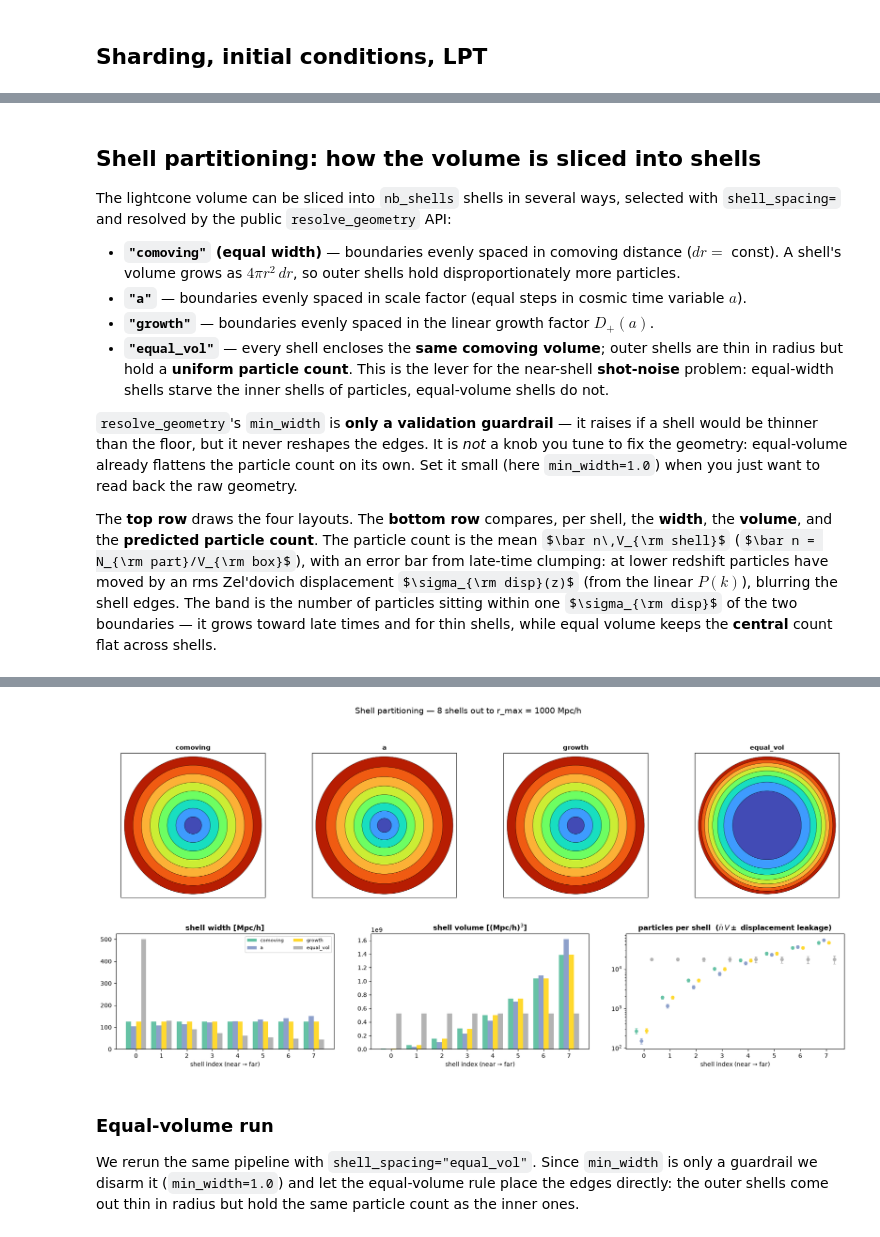
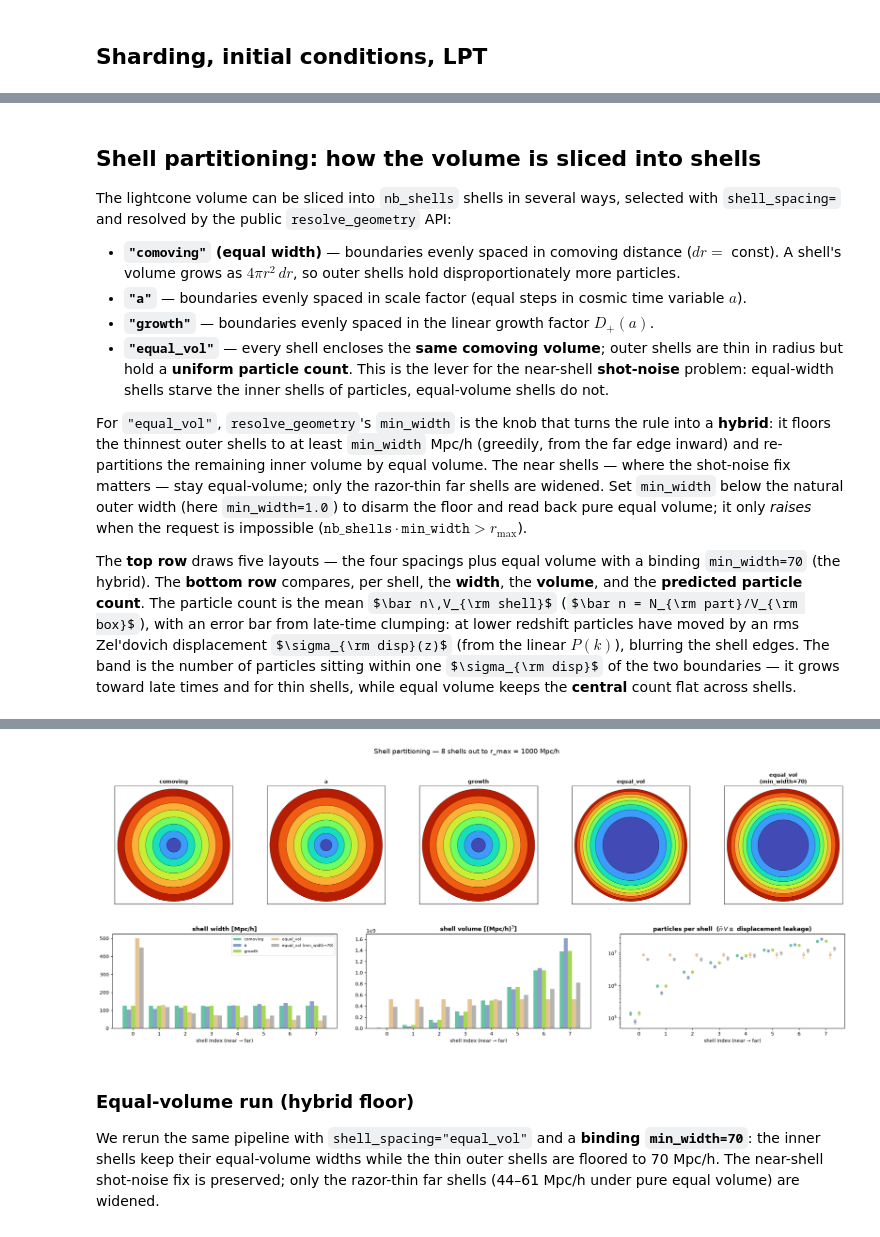
Before and after one commit to ASKabalan/jax-fli, a Jupyter notebook: docs/2-advanced-usage/08-Advanced-PM.ipynb, the cells around one changed output, grey strips where cells are left out. Drawn from its saved outputs; the diff is of its cells as text; code cells hidden in the pictures; some formulas as TeX source.

Commit message:
Allowing minwidth guardrail for equal vol shell spacing (#64)
* Clean up

* Allow minwidth guardrail to floor the width in case of eq volume spacing

* Run notebook on cluster

```diff
--- a/docs/2-advanced-usage/08-Advanced-PM.ipynb
+++ b/docs/2-advanced-usage/08-Advanced-PM.ipynb
@@ -27,9 +25,9 @@ JAX is not using 64-bit precision. Results will diverge from healpy even at mode
 ## Configuration
 # %%
 key = jax.random.PRNGKey(0)
-mesh_size = (64, 64, 64)
+mesh_size = (512, 512, 512)
 box_size = (2000.0, 2000.0, 2000.0)
-nside = 64
+nside = 512
 nb_shells = 8
 cosmo = jc.Planck18()
 # %% [markdown]
@@ -84,4 +76,4 @@ SphericalDensity  shape=(8, 49152)
 comoving centers [Mpc/h]: [ 62. 188. 312. 438. 562. 688. 812. 938.]
 # %%
-lightcone[-6:].apply_fn(jnp.log1p).show(ncols=3)
+lightcone[-6:].apply_fn(lambda x: jnp.log10(x + 0.1)).show(ncols=3)
 # %% [output]
@@ -129,38 +120,28 @@ plt.show()
 # %% [markdown]
 ## Shell partitioning: how the volume is sliced into shells
 
-The lightcone volume can be sliced into `nb_shells` shells in several ways, selected with
-`shell_spacing=` and resolved by the public `resolve_geometry` API:
+The lightcone volume can be sliced into `nb_shells` shells in several ways, selected with `shell_spacing=` and resolved by the public `resolve_geometry` API:
 
-- **`"comoving"` (equal width)** — boundaries evenly spaced in comoving distance ($dr=$ const).
-  A shell's volume grows as $4\pi r^2\,dr$, so outer shells hold disproportionately more particles.
+- **`"comoving"` (equal width)** — boundaries evenly spaced in comoving distance ($dr=$ const). A shell's volume grows as $4\pi r^2\,dr$, so outer shells hold disproportionately more particles.
 - **`"a"`** — boundaries evenly spaced in scale factor (equal steps in cosmic time variable $a$).
 - **`"growth"`** — boundaries evenly spaced in the linear growth factor $D_+(a)$.
-- **`"equal_vol"`** — every shell encloses the **same comoving volume**; outer shells are thin in
-  radius but hold a **uniform particle count**. This is the lever for the near-shell **shot-noise**
-  problem: equal-width shells starve the inner shells of particles, equal-volume shells do not.
+- **`"equal_vol"`** — every shell encloses the **same comoving volume**; outer shells are thin in radius but hold a **uniform particle count**. This is the lever for the near-shell **shot-noise** problem: equal-width shells starve the inner shells of particles, equal-volume shells do not.
 
-`resolve_geometry`'s `min_width` is **only a validation guardrail** — it raises if a shell would be
-thinner than the floor, but it never reshapes the edges. It is *not* a knob you tune to fix the
-geometry: equal-volume already flattens the particle count on its own. Set it small (here
-`min_width=1.0`) when you just want to read back the raw geometry.
+For `"equal_vol"`, `resolve_geometry`'s `min_width` is the knob that turns the rule into a **hybrid**: it floors the thinnest outer shells to at least `min_width` Mpc/h (greedily, from the far edge inward) and re-partitions the remaining inner volume by equal volume. The near shells — where the shot-noise fix matters — stay equal-volume; only the razor-thin far shells are widened. Set `min_width` below the natural outer width (here `min_width=1.0`) to disarm the floor and read back pure equal volume; it only *raises* when the request is impossible ($\texttt{nb\_shells}\cdot\texttt{min\_width} > r_{\max}$).
 
-The **top row** draws the four layouts. The **bottom row** compares, per shell, the **width**, the
-**volume**, and the **predicted particle count**. The particle count is the mean $\bar n\,V_{\rm shell}$
-($\bar n = N_{\rm part}/V_{\rm box}$), with an error bar from late-time clumping: at lower redshift
-particles have moved by an rms Zel'dovich displacement $\sigma_{\rm disp}(z)$ (from the linear
-$P(k)$), blurring the shell edges. The band is the number of particles sitting within one
-$\sigma_{\rm disp}$ of the two boundaries — it grows toward late times and for thin shells, while
-equal volume keeps the **central** count flat across shells.
+The **top row** draws five layouts — the four spacings plus equal volume with a binding `min_width=70` (the hybrid). The **bottom row** compares, per shell, the **width**, the **volume**, and the **predicted particle count**. The particle count is the mean $\bar n\,V_{\rm shell}$ ($\bar n = N_{\rm part}/V_{\rm box}$), with an error bar from late-time clumping: at lower redshift particles have moved by an rms Zel'dovich displacement $\sigma_{\rm disp}(z)$ (from the linear $P(k)$), blurring the shell edges. The band is the number of particles sitting within one $\sigma_{\rm disp}$ of the two boundaries — it grows toward late times and for thin shells, while equal volume keeps the **central** count flat across shells.
 # %%
-# Four shell layouts, all straight from the public resolve_geometry API.
+# Five shell layouts, all straight from the public resolve_geometry API.
 r_max = float(initial_field.max_comoving_radius)  # comoving extent the lightcone actually fills (~box/2)
 
 
-def edges_from_resolve(spacing):
+def edges_from_resolve(spacing, min_width=1.0):
     """resolve_geometry -> ascending (near->far) shell edges; it returns centres sorted far->near."""
-    # min_width=1.0: only a guardrail, disarmed here so we read back the raw geometry unchanged.
-    _, r_centers, widths = resolve_geometry(cosmo, r_max, nb_shells=nb_shells, shell_spacing=spacing, min_width=1.0)
+    # min_width=1.0: disarmed (below every natural width) so we read back the raw geometry unchanged;
+    # a larger min_width floors the thin outer equal-volume shells (hybrid).
+    _, r_centers, widths = resolve_geometry(
+        cosmo, r_max, nb_shells=nb_shells, shell_spacing=spacing, min_width=min_width
+    )
     widths = np.asarray(widths)[np.argsort(np.asarray(r_centers))]  # widths near->far
     return np.concatenate([[0.0], np.cumsum(widths)])  # shells tile [0, r_max] contiguously
 
@@ -170,11 +151,13 @@ edges = {
     "a": edges_from_resolve("a"),
     "growth": edges_from_resolve("growth"),
     "equal_vol": edges_from_resolve("equal_vol"),
+    "equal_vol\n(min_width=70)": edges_from_resolve("equal_vol", min_width=70.0),
 }
 names = list(edges)
 
-print("comoving edges  :", edges["comoving"].round(0))
-print("equal_vol edges :", edges["equal_vol"].round(0))
+print("comoving edges        :", edges["comoving"].round(0))
+print("equal_vol edges       :", edges["equal_vol"].round(0))
+print("equal_vol+floor edges :", edges["equal_vol\n(min_width=70)"].round(0))
 
 # ---- predicted particles per shell: mean nbar*V, with an rms-displacement boundary-leakage band ----
 nbar = float(np.prod(mesh_size) / np.prod(box_size))  # particles per (Mpc/h)^3
@@ -198,12 +181,12 @@ def particles_per_shell(shell_edges):
     return n_mean, d_n
 
 
-# ---- figure: top row = 4 shell diagrams, bottom row = width / volume / particles ----
+# ---- figure: top row = 5 shell diagrams, bottom row = width / volume / particles ----
 shell_colors = plt.cm.turbo(np.linspace(0.08, 0.92, nb_shells))  # ring colour by shell index
 spacing_colors = plt.cm.Set2(np.linspace(0, 1, len(names)))  # one colour per spacing, shared below
 
-fig = plt.figure(figsize=(22, 9))
-gs = gridspec.GridSpec(2, 12, height_ratios=[1.25, 1.0], hspace=0.28, wspace=1.4)
+fig = plt.figure(figsize=(27, 9))
+gs = gridspec.GridSpec(2, 15, height_ratios=[1.25, 1.0], hspace=0.28, wspace=1.4)
 
 
 def draw(ax, shell_edges, title):
@@ -219,13 +202,13 @@ for col, name in enumerate(names):
 
 x = np.arange(nb_shells)
 bw = 0.8 / len(names)
-ax_w = fig.add_subplot(gs[1, 0:4])
-ax_v = fig.add_subplot(gs[1, 4:8])
-ax_p = fig.add_subplot(gs[1, 8:12])
+ax_w = fig.add_subplot(gs[1, 0:5])
+ax_v = fig.add_subplot(gs[1, 5:10])
+ax_p = fig.add_subplot(gs[1, 10:15])
 
 for j, name in enumerate(names):
     off = (j - (len(names) - 1) / 2) * bw
-    ax_w.bar(x + off, np.diff(edges[name]), bw, color=spacing_colors[j], label=name)
+    ax_w.bar(x + off, np.diff(edges[name]), bw, color=spacing_colors[j], label=name.replace("\n", " "))
     ax_v.bar(x + off, (4 / 3) * np.pi * np.diff(edges[name] ** 3), bw, color=spacing_colors[j])
     n_mean, d_n = particles_per_shell(edges[name])
     ax_p.errorbar(x + off, n_mean, yerr=d_n, fmt="o", ms=5, lw=1.2, capsize=2, color=spacing_colors[j])
@@ -247,8 +231,6 @@ equal_vol edges : [   0.  500.  630.  721.  794.  855.  909.  956. 1000.]
-[figure, old version]
+[figure, new version]
 # %% [markdown]
-### Equal-volume run
+### Equal-volume run (hybrid floor)
 
-We rerun the same pipeline with `shell_spacing="equal_vol"`. Since `min_width` is only a guardrail
-we disarm it (`min_width=1.0`) and let the equal-volume rule place the edges directly: the outer
-shells come out thin in radius but hold the same particle count as the inner ones.
+We rerun the same pipeline with `shell_spacing="equal_vol"` and a **binding `min_width=70`**: the inner shells keep their equal-volume widths while the thin outer shells are floored to 70 Mpc/h. The near-shell shot-noise fix is preserved; only the razor-thin far shells (44–61 Mpc/h under pure equal volume) are widened.
 # %%
```
Also changed, not shown: parts of 19 cells of this notebook, 16 other files.
